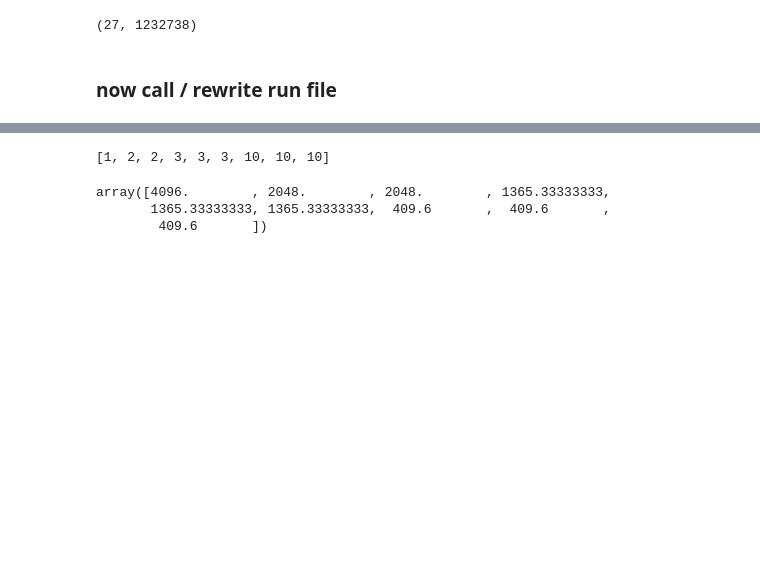
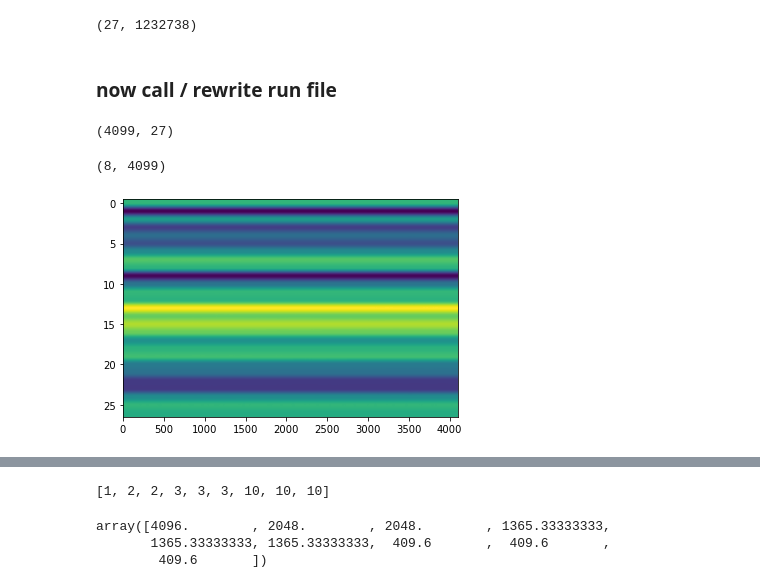
Before and after one commit to neuromodulation/icn, a Jupyter notebook: icn_m1/restructure/test_M1_pipeline.ipynb, the cells around one changed output, grey strips where cells are left out. Drawn from its saved outputs; the diff is of its cells as text; code cells hidden in the pictures; blank space fills up the shorter version.

```diff
--- a/icn_m1/restructure/test_M1_pipeline.ipynb
+++ b/icn_m1/restructure/test_M1_pipeline.ipynb
@@ -149,6 +151,8 @@ plt.colorbar()
 plt.show()
 # %% [output]
 [figure]
+# %%
+offset_start = int(np.ceil(settings["seglengths"][0] * fs))
 # %%
 offset_start
 # %% [output]
@@ -189,7 +191,3 @@ sampling with new fs
-# %%
-fs = 1000
-fs_new = 10
-fs /
 # %%
 #given the ieeg raw file write a generator
 def ieeg_raw_generator(ieeg_raw, fs, fs_new, offset_start):
@@ -205,4 +203,4 @@ def ieeg_raw_generator(ieeg_raw, fs, fs_new, offset_start):
             cnt_fsnew = 0
             yield ieeg_raw[:,cnt-offset_start:cnt]
 # %%
-gen_ = ieeg_raw_generator(ieeg_raw, fs=4096, fs_new=10, offset_start=4096)
+gen_ = ieeg_raw_generator(ieeg_raw, fs=fs, fs_new=10, offset_start=offset_start)
@@ -209,2 +210,19 @@ gen_ = ieeg_raw_generator(ieeg_raw, fs=4096, fs_new=10, offset_start=4096)
 # %%
 arr = next(gen_)
+# %%
+dat_notch_filtered = mne.filter.notch_filter(x=arr.T, Fs=fs, trans_bandwidth=7,
+            freqs=np.arange(50, 4*50, 50),
+            fir_design='firwin', verbose=False, notch_widths=1,filter_length=arr.T.shape[0]-1)
+# %%
+dat_notch_filtered.shape
+# %% [output]
+(4099, 27)
+# %%
+filter_fun.shape
+# %% [output]
+(8, 4099)
+# %%
+plt.imshow(dat_notch_filtered.T, aspect='auto')
+plt.show()
+# %% [output]
+[figure, added]
```
Also changed, not shown: parts of 63 cells of this notebook, 9 other files.
